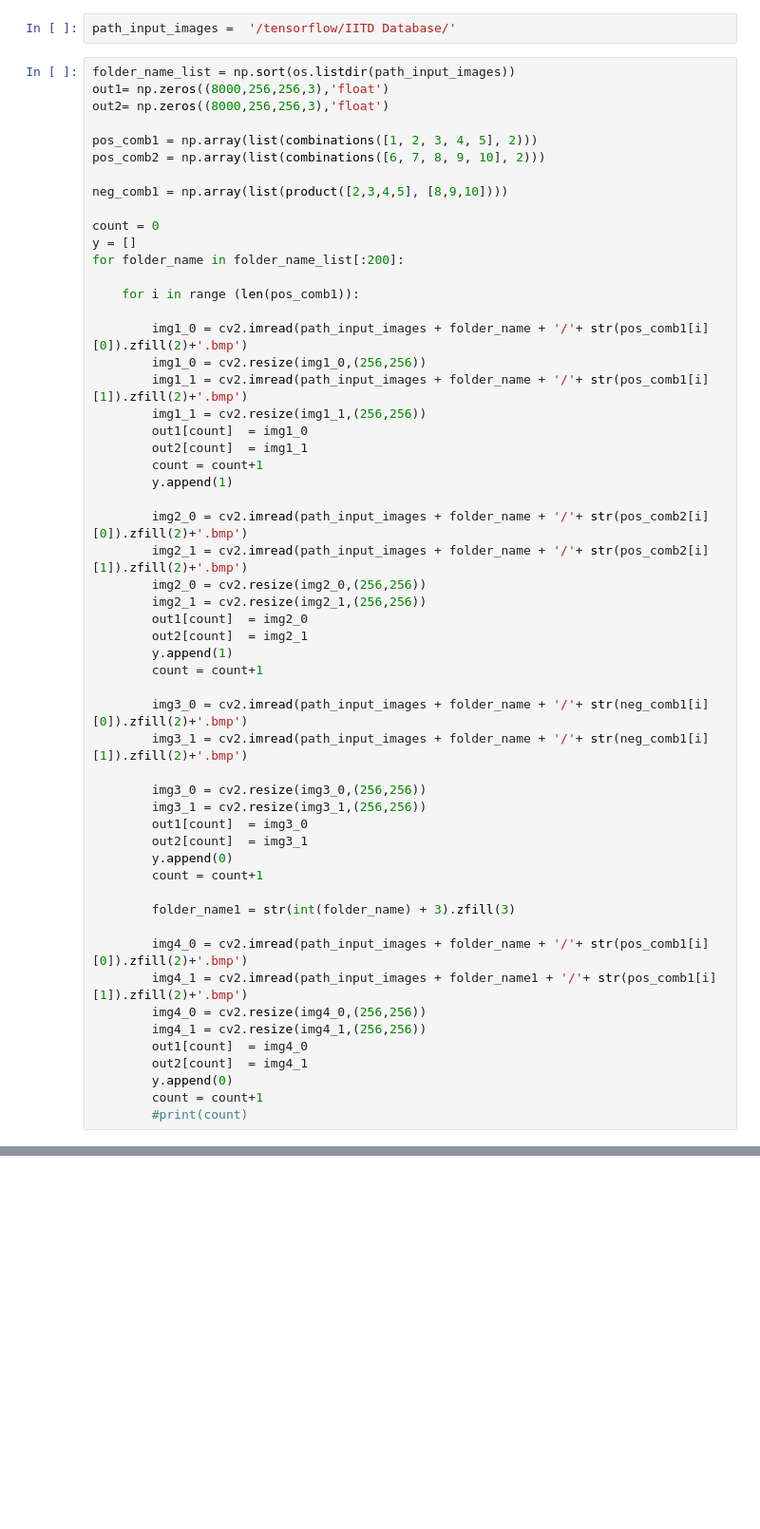
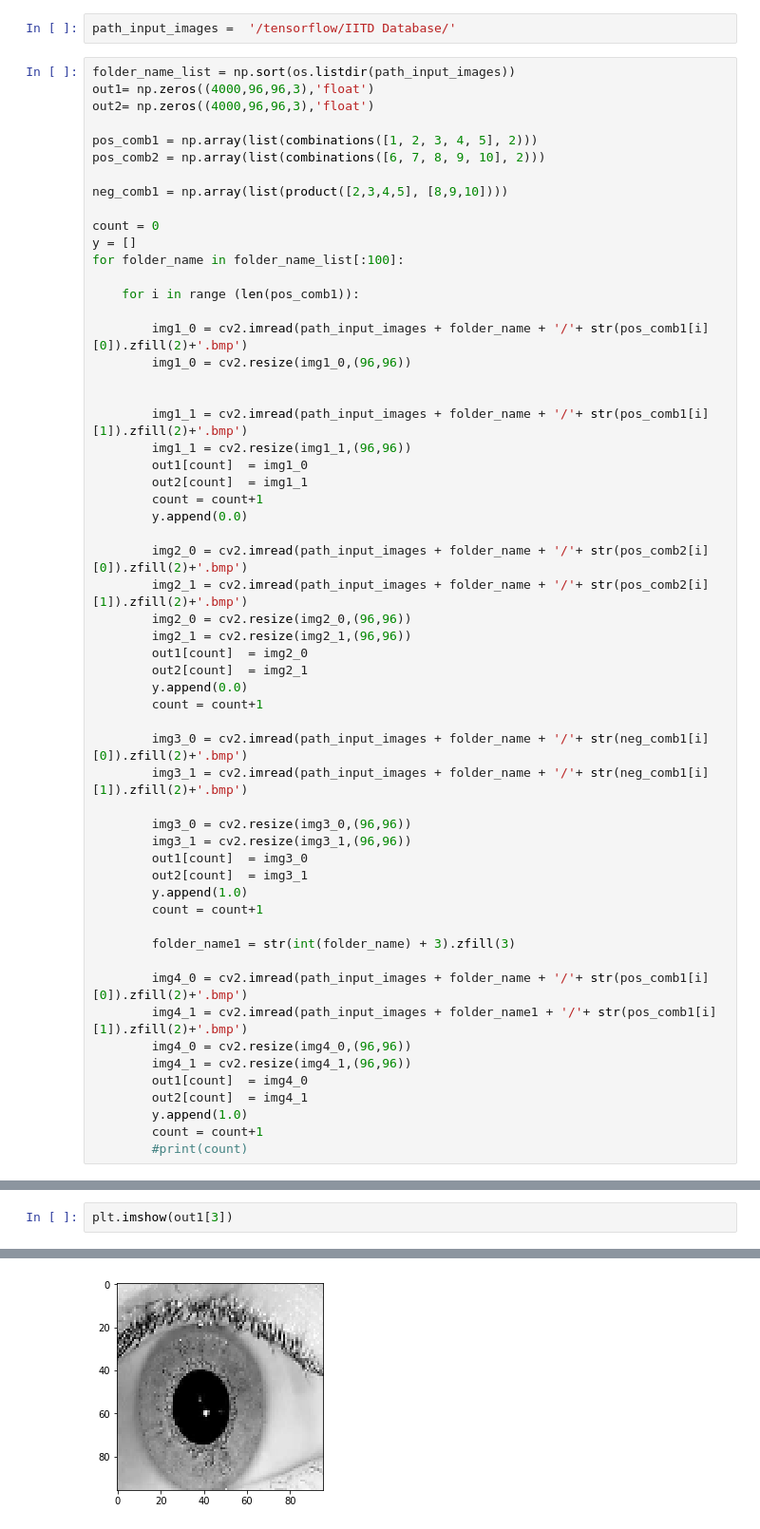
Before and after one commit to savera2020/iris_identification, a Jupyter notebook: code/deep_learning_based/siamese_net.ipynb, the cells around one changed output, grey strips where cells are left out. Shown at 95% size. Drawn from its saved outputs; the diff is of its cells as text; blank space fills up the shorter version.

```diff
--- a/code/deep_learning_based/siamese_net.ipynb
+++ b/code/deep_learning_based/siamese_net.ipynb
@@ -18,8 +20,8 @@ Using TensorFlow backend.
 path_input_images =  '/tensorflow/IITD Database/'
 # %%
 folder_name_list = np.sort(os.listdir(path_input_images))
-out1= np.zeros((8000,256,256,3),'float')
-out2= np.zeros((8000,256,256,3),'float')
+out1= np.zeros((4000,96,96,3),'float')
+out2= np.zeros((4000,96,96,3),'float')
 
 pos_comb1 = np.array(list(combinations([1, 2, 3, 4, 5], 2)))
 pos_comb2 = np.array(list(combinations([6, 7, 8, 9, 10], 2)))
@@ -28,47 +30,49 @@ neg_comb1 = np.array(list(product([2,3,4,5], [8,9,10])))
 
 count = 0
 y = []
-for folder_name in folder_name_list[:200]:
+for folder_name in folder_name_list[:100]:
 
     for i in range (len(pos_comb1)):
 
         img1_0 = cv2.imread(path_input_images + folder_name + '/'+ str(pos_comb1[i][0]).zfill(2)+'.bmp')
-        img1_0 = cv2.resize(img1_0,(256,256))
+        img1_0 = cv2.resize(img1_0,(96,96))
+
+
         img1_1 = cv2.imread(path_input_images + folder_name + '/'+ str(pos_comb1[i][1]).zfill(2)+'.bmp')
-        img1_1 = cv2.resize(img1_1,(256,256))
+        img1_1 = cv2.resize(img1_1,(96,96))
         out1[count]  = img1_0
         out2[count]  = img1_1
         count = count+1
-        y.append(1)
+        y.append(0.0)
 
         img2_0 = cv2.imread(path_input_images + folder_name + '/'+ str(pos_comb2[i][0]).zfill(2)+'.bmp')
         img2_1 = cv2.imread(path_input_images + folder_name + '/'+ str(pos_comb2[i][1]).zfill(2)+'.bmp')
-        img2_0 = cv2.resize(img2_0,(256,256))
-        img2_1 = cv2.resize(img2_1,(256,256))
+        img2_0 = cv2.resize(img2_0,(96,96))
+        img2_1 = cv2.resize(img2_1,(96,96))
         out1[count]  = img2_0
         out2[count]  = img2_1
-        y.append(1)
+        y.append(0.0)
         count = count+1
 
         img3_0 = cv2.imread(path_input_images + folder_name + '/'+ str(neg_comb1[i][0]).zfill(2)+'.bmp')
         img3_1 = cv2.imread(path_input_images + folder_name + '/'+ str(neg_comb1[i][1]).zfill(2)+'.bmp')
 
-        img3_0 = cv2.resize(img3_0,(256,256))
-        img3_1 = cv2.resize(img3_1,(256,256))
+        img3_0 = cv2.resize(img3_0,(96,96))
+        img3_1 = cv2.resize(img3_1,(96,96))
         out1[count]  = img3_0
         out2[count]  = img3_1
-        y.append(0)
+        y.append(1.0)
         count = count+1
 
         folder_name1 = str(int(folder_name) + 3).zfill(3)
 
         img4_0 = cv2.imread(path_input_images + folder_name + '/'+ str(pos_comb1[i][0]).zfill(2)+'.bmp')
         img4_1 = cv2.imread(path_input_images + folder_name1 + '/'+ str(pos_comb1[i][1]).zfill(2)+'.bmp')
-        img4_0 = cv2.resize(img4_0,(256,256))
-        img4_1 = cv2.resize(img4_1,(256,256))
+        img4_0 = cv2.resize(img4_0,(96,96))
+        img4_1 = cv2.resize(img4_1,(96,96))
         out1[count]  = img4_0
         out2[count]  = img4_1
-        y.append(0)
+        y.append(1.0)
         count = count+1
         #print(count)
 # %%
@@ -114,0 +94,3 @@ def Siamese_model(input_shape):
+# %%
+plt.imshow(out1[3])
+# %% [output]
@@ -114,0 +98 @@ def Siamese_model(input_shape):
+[figure, added]
```
Also changed, not shown: parts of 15 cells of this notebook, 1 other file.
